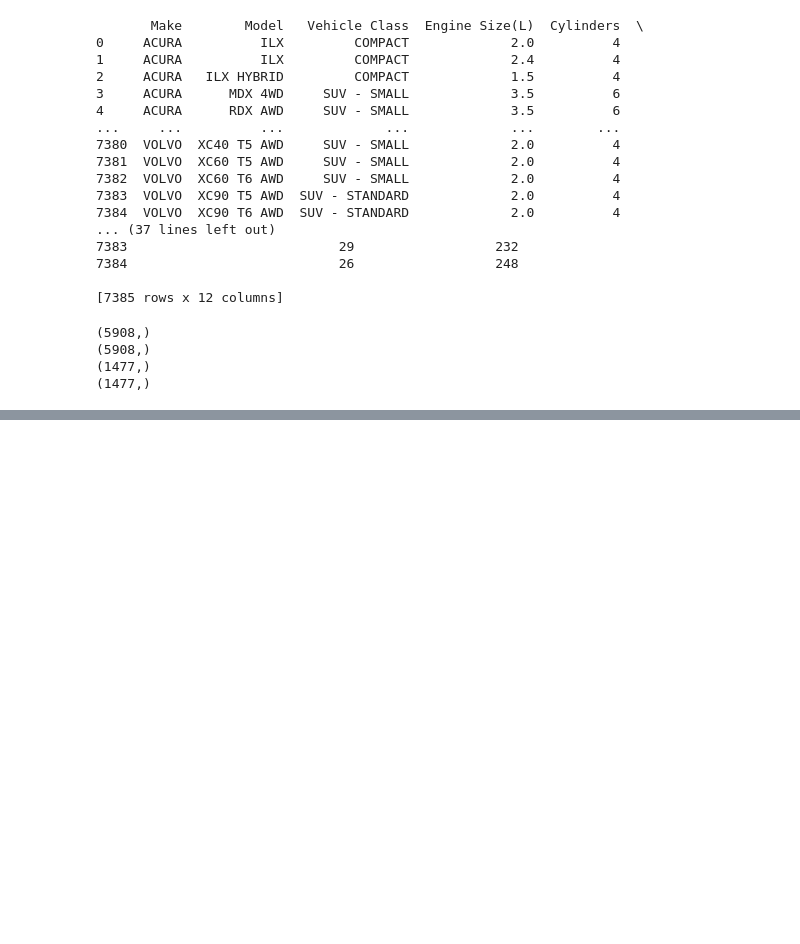
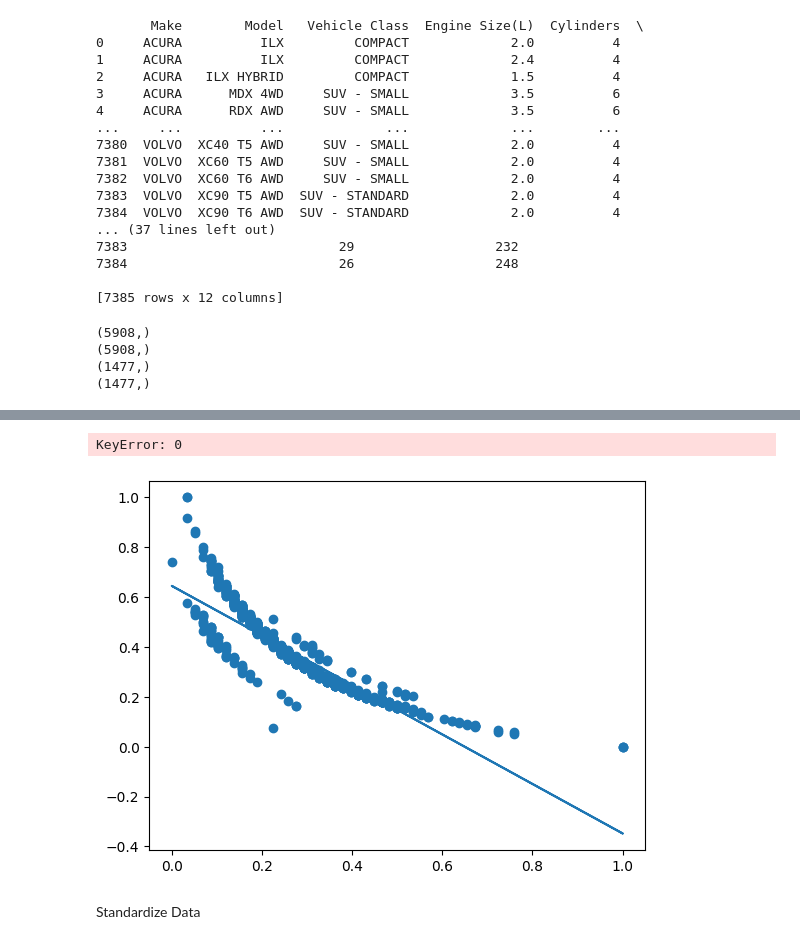
Before and after one commit to aaryangpatel/CO2EmissionsLinearRegression, a Jupyter notebook: LinearRegression.ipynb, the cells around one changed output, grey strips where cells are left out. Drawn from its saved outputs; the diff is of its cells as text; code cells hidden in the pictures; blank space fills up the shorter version.

```diff
--- a/LinearRegression.ipynb
+++ b/LinearRegression.ipynb
@@ -50,0 +69,7 @@ plt.scatter(train_X, train_Y)
+# %%
+def mae(X, Y, f):
+    total = 0
+    for i in range(X.shape[0]):
+        total += abs(f(X[i]) - Y[i])
+
+    return total / X.shape[0]
@@ -50,0 +89,19 @@ plt.scatter(train_X, train_Y)
+# %%
+norm_train_X = (train_X - np.min(train_X)) / (np.max(train_X) - np.min(train_X))
+norm_train_Y = (train_Y - np.min(train_Y)) / (np.max(train_Y) - np.min(train_Y))
+
+norm_test_X = (test_X - np.min(test_X)) / (np.max(test_X) - np.min(test_X))
+norm_test_Y = (test_Y - np.min(train_Y)) / (np.max(train_Y) - np.min(train_Y))
+# %%
+b_0_norm, b_1_norm = linear_regression(norm_train_X, norm_train_Y)
+f_norm = lambda x: b_1_norm * x + b_0_norm
+
+plt.plot(norm_test_X, f_norm(norm_test_X))
+plt.scatter(norm_test_X, norm_test_Y)
+
+print(mae(norm_test_X, norm_test_X, f_norm))
+# %% [output]
+KeyError: 0
+[figure, added]
+# %% [markdown]
+Standardize Data
```
Also changed, not shown: parts of 10 cells of this notebook.
